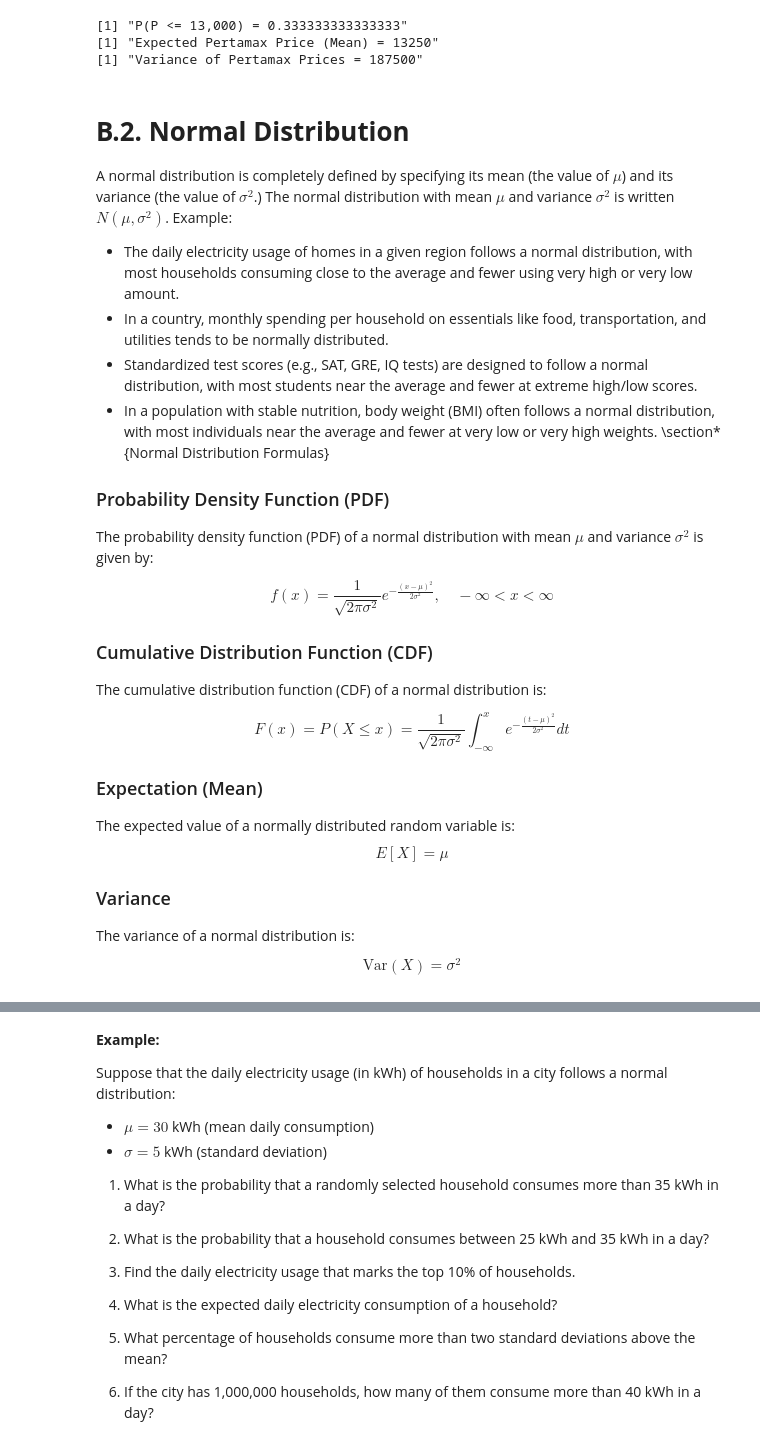
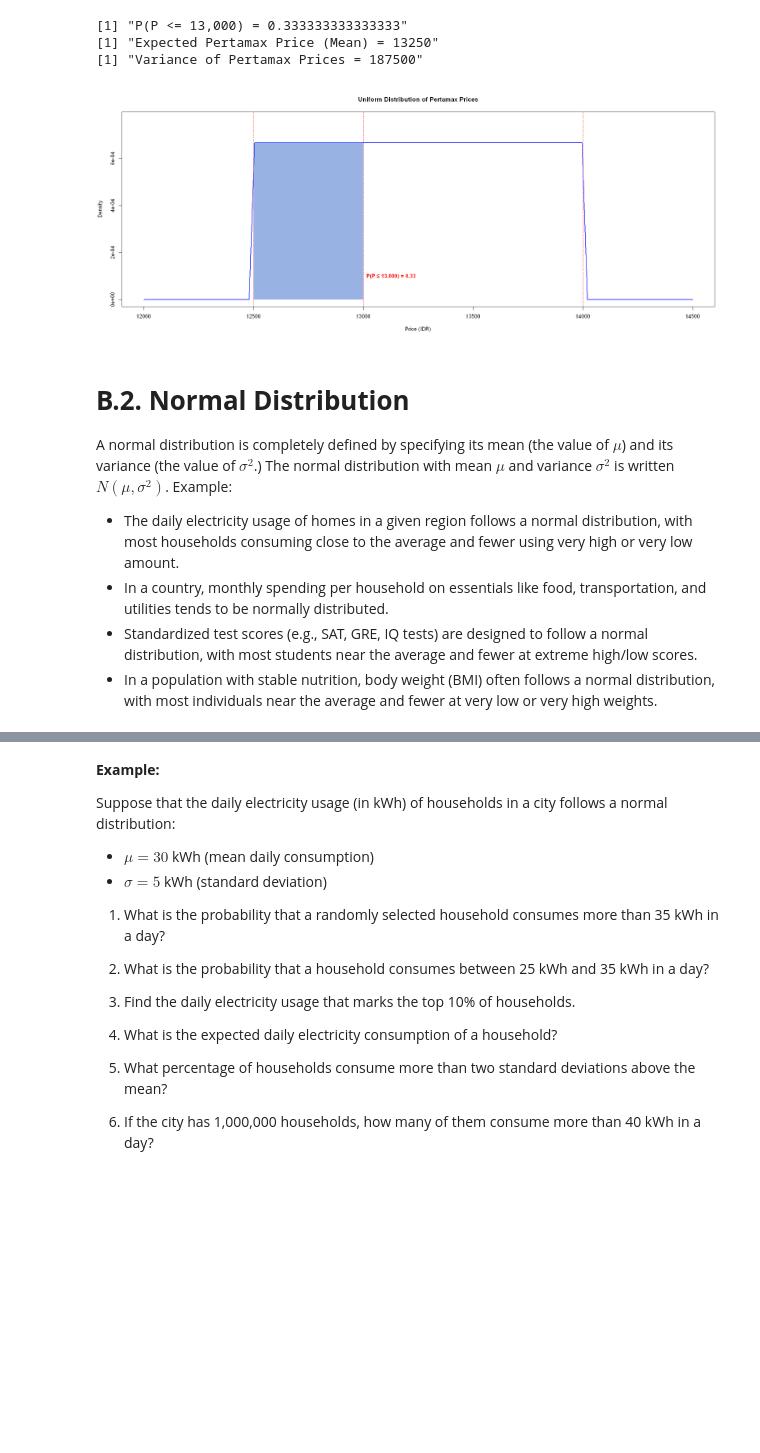
Before and after one commit to ansyaku/Statistika3_UGM_ipynb, a Jupyter notebook: Tugas Pertemuan 3 Statistika.ipynb, the cells around one changed output, grey strips where cells are left out. Saved outputs shown, nothing was run; the diff lists cells and outputs as text; code cells hidden in the pictures; blank space fills up the shorter version.

```diff
--- a/Tugas Pertemuan 3 Statistika.ipynb
+++ b/Tugas Pertemuan 3 Statistika.ipynb
@@ -486,6 +526,36 @@ print(paste("Variance of Pertamax Prices =", variance))
 [1] "P(P <= 13,000) = 0.333333333333333"
 [1] "Expected Pertamax Price (Mean) = 13250"
 [1] "Variance of Pertamax Prices = 187500"
+# %%
+# Define the parameters of the uniform distribution
+min_price <- 12500
+max_price <- 14000
+
+# Define x values (range of prices)
+x <- seq(min_price - 500, max_price + 500, length.out = 100)
+
+# Define the density function for uniform distribution
+y <- dunif(x, min=min_price, max=max_price)
+
+# Plot the uniform distribution
+plot(x, y, type="l", lwd=2, col="blue",
+     main="Uniform Distribution of Pertamax Prices",
+     xlab="Price (IDR)", ylab="Density",
+     xlim=c(min_price-500, max_price+500), ylim=c(0, max(y) + 0.0001))
+
+# Shade the area for P(P ≤ 13,000)
+x_shade <- seq(min_price, 13000, length.out=50)
+y_shade <- dunif(x_shade, min=min_price, max=max_price)
+polygon(c(min_price, x_shade, 13000), c(0, y_shade, 0), col=rgb(0.2, 0.4, 0.8, 0.5), border=NA)
+
+# Add vertical lines
+abline(v = c(min_price, max_price, 13000), lty=2, col="red")
+
+# Add probability calculation as text
+prob <- (13000 - min_price) / (max_price - min_price)
+text(13000, 0.0001, paste("P(P ≤ 13,000) =", round(prob, 2)), pos=4, col="red", font=2)
+# %% [output]
+[figure, added]
 # %% [markdown]
 # **B.2. Normal Distribution**
 A normal distribution is completely defined by specifying its mean (the value of $\mu$) and its variance (the value of $\sigma^2$.) The normal distribution with mean $\mu$ and variance $\sigma^2$ is written $N(\mu, \sigma^2)$.
@@ -494,31 +564,3 @@ Example:
 * In a country, monthly spending per household on essentials like food, transportation, and utilities tends to be normally distributed.
 * Standardized test scores (e.g., SAT, GRE, IQ tests) are designed to follow a normal distribution, with most students near the average and fewer at extreme high/low scores.
 * In a population with stable nutrition, body weight (BMI) often follows a normal distribution, with most individuals near the average and fewer at very low or very high weights.
-\section*{Normal Distribution Formulas}
-
-### Probability Density Function (PDF)
-The probability density function (PDF) of a normal distribution with mean $\mu$ and variance $\sigma^2$ is given by:
-
-$$
-f(x) = \frac{1}{\sqrt{2\pi\sigma^2}} e^{-\frac{(x - \mu)^2}{2\sigma^2}}, \quad -\infty < x < \infty
-$$
-
-### Cumulative Distribution Function (CDF)
-The cumulative distribution function (CDF) of a normal distribution is:
-
-$$
-F(x) = P(X \leq x) = \frac{1}{\sqrt{2\pi\sigma^2}} \int_{-\infty}^{x} e^{-\frac{(t - \mu)^2}{2\sigma^2}} dt
-$$
-
-### Expectation (Mean)
-The expected value of a normally distributed random variable is:
-$$
-E[X] = \mu
-$$
-
-### Variance
-The variance of a normal distribution is:
-
-$$
-\text{Var}(X) = \sigma^2
-$$
```
Also changed, not shown: parts of 10 cells of this notebook, 1 other file.
